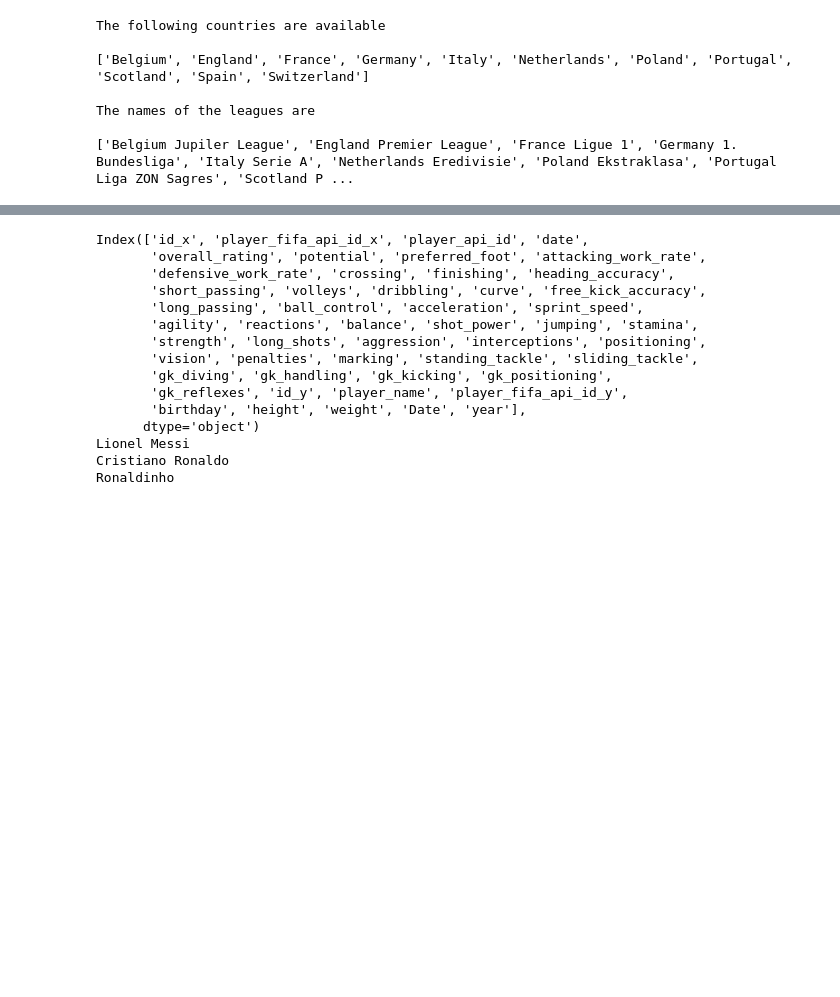
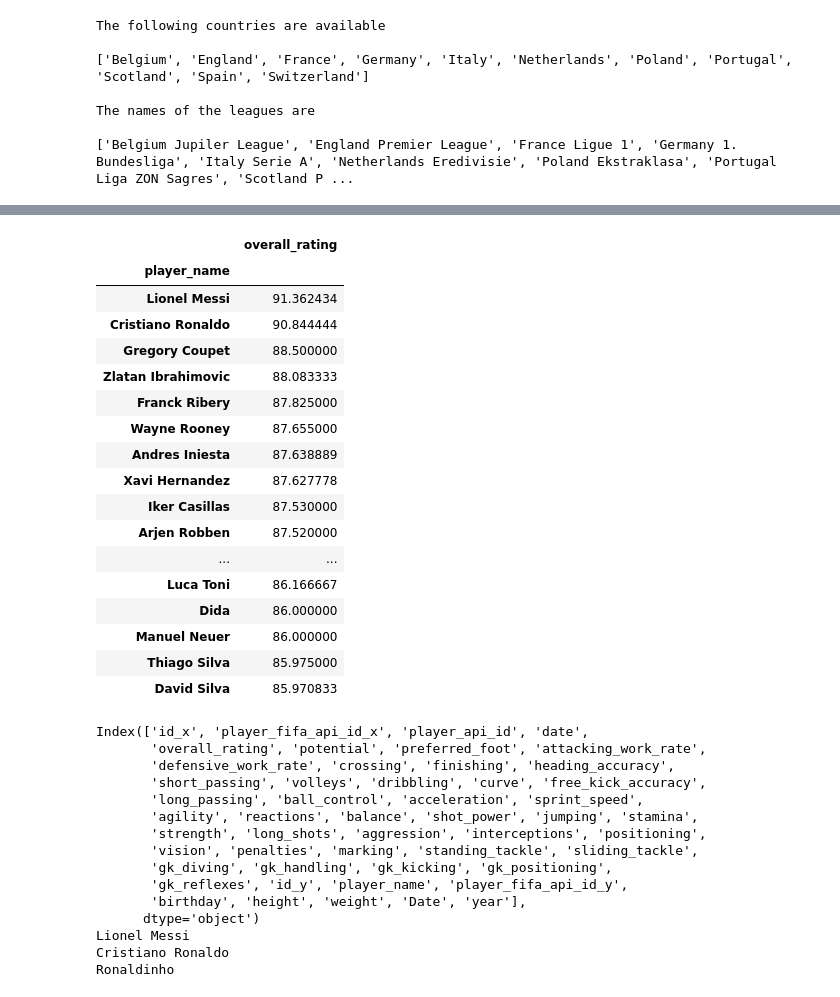
Before and after one commit to mamerchandmedi/Field_positions_classification, a Jupyter notebook: SQL_ADV.ipynb, the cells around one changed output, grey strips where cells are left out. Saved outputs shown, nothing was run; the diff lists cells and outputs as text; code cells hidden in the pictures; blank space fills up the shorter version.

```diff
--- a/SQL_ADV.ipynb
+++ b/SQL_ADV.ipynb
@@ -94,3 +76,51 @@ df_yearly
+# %%
+df=players_all_data.sort_values("year")
+#df_yearly=players_all_data.sort_values("year").set_index(["year","player_name"])
+df_yearly_avg=df.groupby(["year","player_name"]).mean()
+#df_yearly_avg.loc[(2015,)].sort_values("overall_rating",ascending=False).head(4)
+
+#df_yearly_avg.loc[(2015,"Lionel Messi")]
+#df_yearly_avg.sort_values("overall_rating",ascending=False)
+#df_yearly_avg.xs(2016).sort_values("overall_rating",ascending=False).head(5)
+# %%
+####Figure out the best players of all time
+###Average overall_rating over time for each player and pick the best 10 players
+
+best_list=[]
+for yr in df.year.unique():
+    top5=df_yearly_avg.xs(yr).sort_values("overall_rating",ascending=False).head(300)
+    dict_out={}
+    for player in list(top5.index):
+        #print(player)
+        dict_out={"player_name":player,"overall_rating": top5.loc[player].overall_rating}
+        best_list.append(dict_out)
+
+
+
+
+best_df=pd.DataFrame(best_list)
+best_df=best_df.groupby("player_name").mean()
+best_df=best_df.sort_values("overall_rating",ascending=False)
+best_df.head(20)
+# %% [output]
+|  | overall_rating |
+| player_name |  |
+| Lionel Messi | 91.362434 |
+| Cristiano Ronaldo | 90.844444 |
+| Gregory Coupet | 88.500000 |
+| Zlatan Ibrahimovic | 88.083333 |
+| Franck Ribery | 87.825000 |
+| Wayne Rooney | 87.655000 |
+| Andres Iniesta | 87.638889 |
+| Xavi Hernandez | 87.627778 |
+| Iker Casillas | 87.530000 |
+| Arjen Robben | 87.520000 |
+| ... | ... |
+| Luca Toni | 86.166667 |
+| Dida | 86.000000 |
+| Manuel Neuer | 86.000000 |
+| Thiago Silva | 85.975000 |
+| David Silva | 85.970833 |
 # %%
 df=players_all_data.sort_values("year")
 print(df.columns)
```
Also changed, not shown: parts of 2 cells of this notebook.
